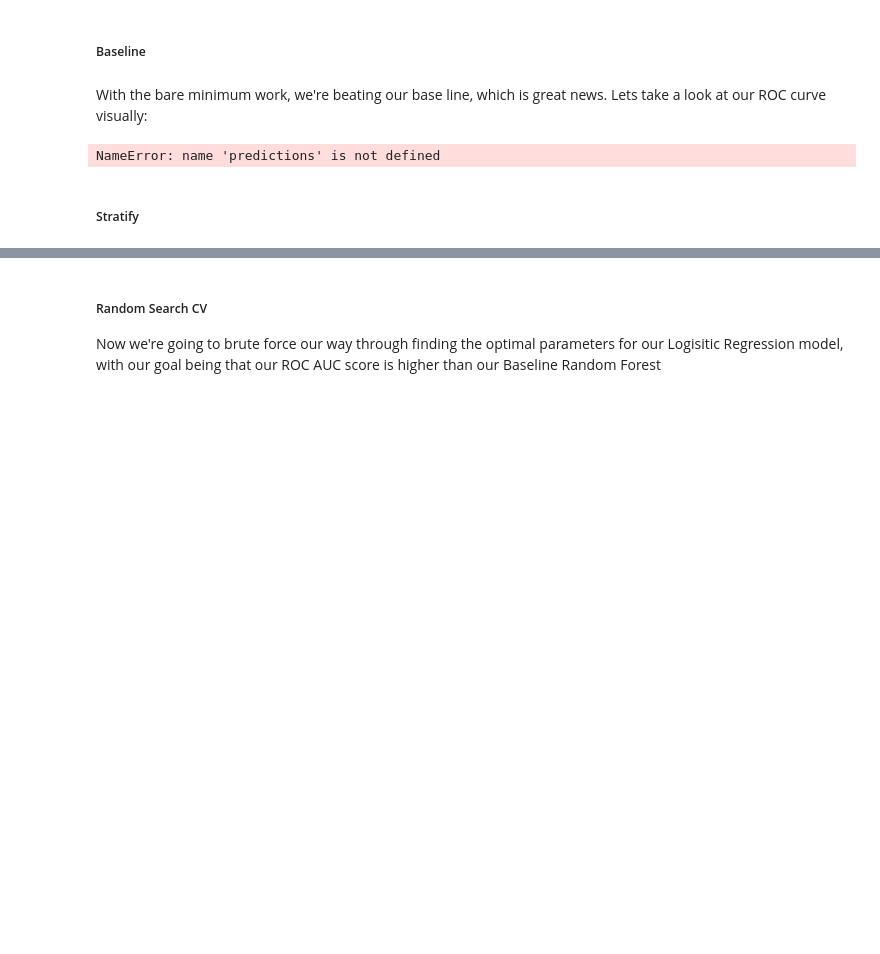
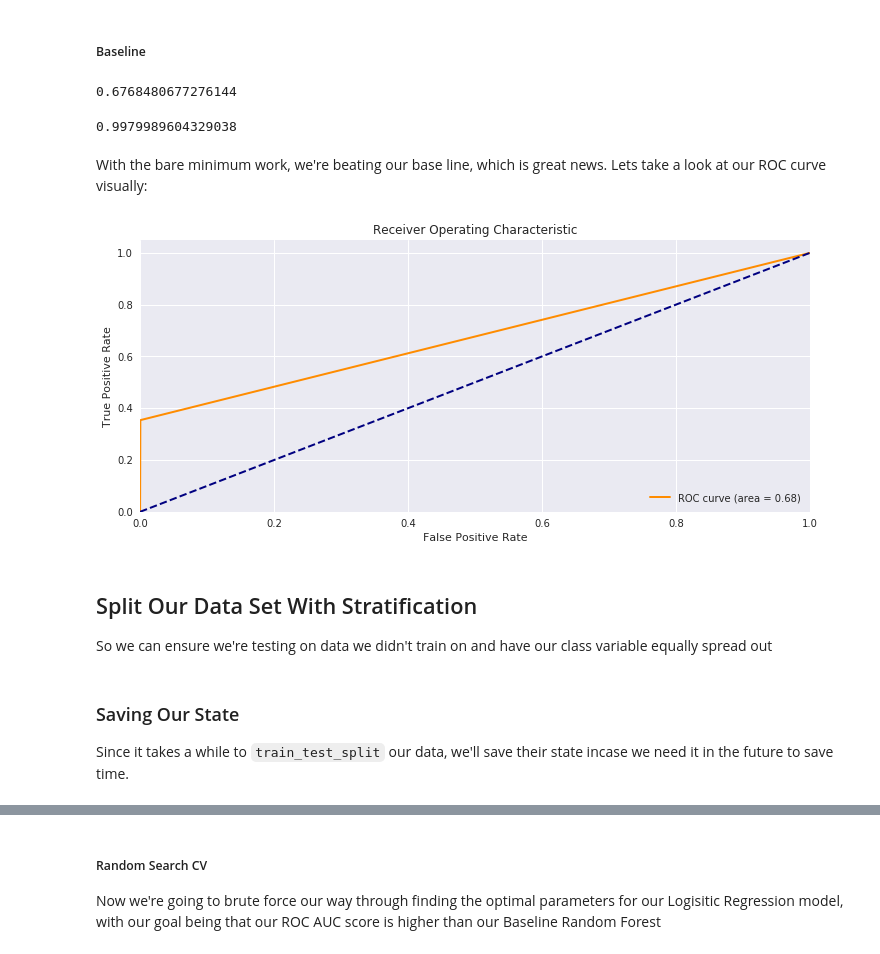
Before and after one commit to GregHilston/kaggle-talking-data-ad-tracking-fraud-detection-challenge, a Jupyter notebook: grehg.ipynb, the cells around one changed output, grey strips where cells are left out. Cells and saved outputs as stored; diff of their text form; code cells hidden in the pictures; blank space fills up the shorter version.

```diff
--- a/grehg.ipynb
+++ b/grehg.ipynb
@@ -579,26 +579,39 @@ For fun, lets try using a Random Forest and see how well it performs.
 # %% [markdown]
 ##### Baseline
 # %%
-# Instantiate model
-baseline_rf = RandomForestClassifier(random_state=random_seed, n_jobs=4)
+pickle_file = "/mnt/secondary_drive/baseline_rf.p"
 
-# Creating Series out of our y_train DataFrame for fitting
-y_train_series = y_train["is_attributed"]
+if os.path.exists(pickle_file):
+    baseline_rf = pickle.load(open(pickle_file, "rb"))
+else:
+    # Instantiate model
+    baseline_rf = RandomForestClassifier(random_state=random_seed, n_jobs=4)
 
-# Train the model on training data
-baseline_rf.fit(x_train, y_train_series);
+    # Creating Series out of our y_train DataFrame for fitting
+    y_train_series = y_train["is_attributed"]
+
+    # Train the model on training data
+    baseline_rf.fit(x_train, y_train_series);
+
+    pickle.dump(baseline_rf, open(pickle_file, "wb"), protocol=4)
 # %%
 # Use the forest's predict method on the test data
 baseline_rf_predictions = baseline_rf.predict(x_test)
 # %%
 metrics.roc_auc_score(y_test, baseline_rf_predictions)
+# %% [output]
+0.6768480677276144
 # %%
 metrics.accuracy_score(y_test, baseline_rf_predictions)
+# %% [output]
+0.9979989604329038
 # %% [markdown]
 With the bare minimum work, we're beating our base line, which is great news. Lets take a look at our ROC curve visually:
 # %%
-roc_curve(y_test, predictions)
+roc_curve(y_test, baseline_rf_predictions)
 # %% [output]
-NameError: name 'predictions' is not defined
+[figure, added]
-# %% [markdown]
-##### Stratify
+# %% [markdown]
+## Split Our Data Set With Stratification
+
+So we can ensure we're testing on data we didn't train on and have our class variable equally spread out
@@ -604,0 +620,4 @@ NameError: name 'predictions' is not defined
+# %% [markdown]
+### Saving Our State
+
+Since it takes a while to `train_test_split` our data, we'll save their state incase we need it in the future to save time.
```
Also changed, not shown: parts of 15 cells of this notebook.
